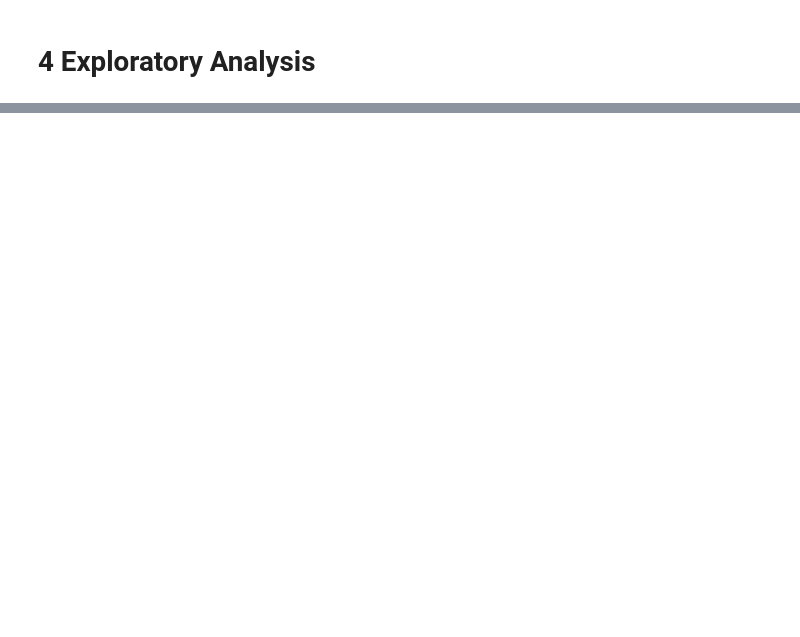
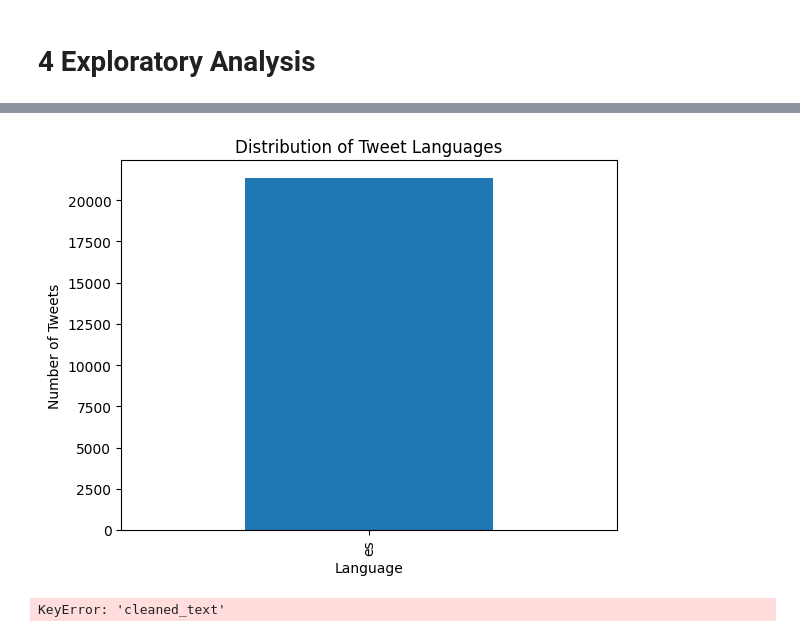
Before and after one commit to JoseGon20335/Lab6-DS, a Jupyter notebook: main.ipynb, the cells around one changed output, grey strips where cells are left out. Cells and saved outputs as stored; diff of their text form; code cells hidden in the pictures; blank space fills up the shorter version.

```diff
--- a/main.ipynb
+++ b/main.ipynb
@@ -139,0 +145,18 @@ plt.show()
+# %%
+all_tweets['lang'].value_counts().plot(kind='bar')
+plt.title('Distribution of Tweet Languages')
+plt.xlabel('Language')
+plt.ylabel('Number of Tweets')
+plt.show()
+# %% [output]
+[figure, added]
+# %%
+# Traffic related tweets
+traffic_keywords = ['#traficogt', '#transitogt', 'amilcarmontejo']
+traffic_tweets = all_tweets[all_tweets['cleaned_text'].str.contains('|'.join(traffic_keywords))]
+
+# Candidate related tweets
+candidates_keywords = ['bernardo arevalo', 'sandra torres']
+candidates_tweets = all_tweets[all_tweets['cleaned_text'].str.contains('|'.join(candidates_keywords))]
+# %% [output]
+KeyError: 'cleaned_text'
```
Also changed, not shown: parts of 6 cells of this notebook.
